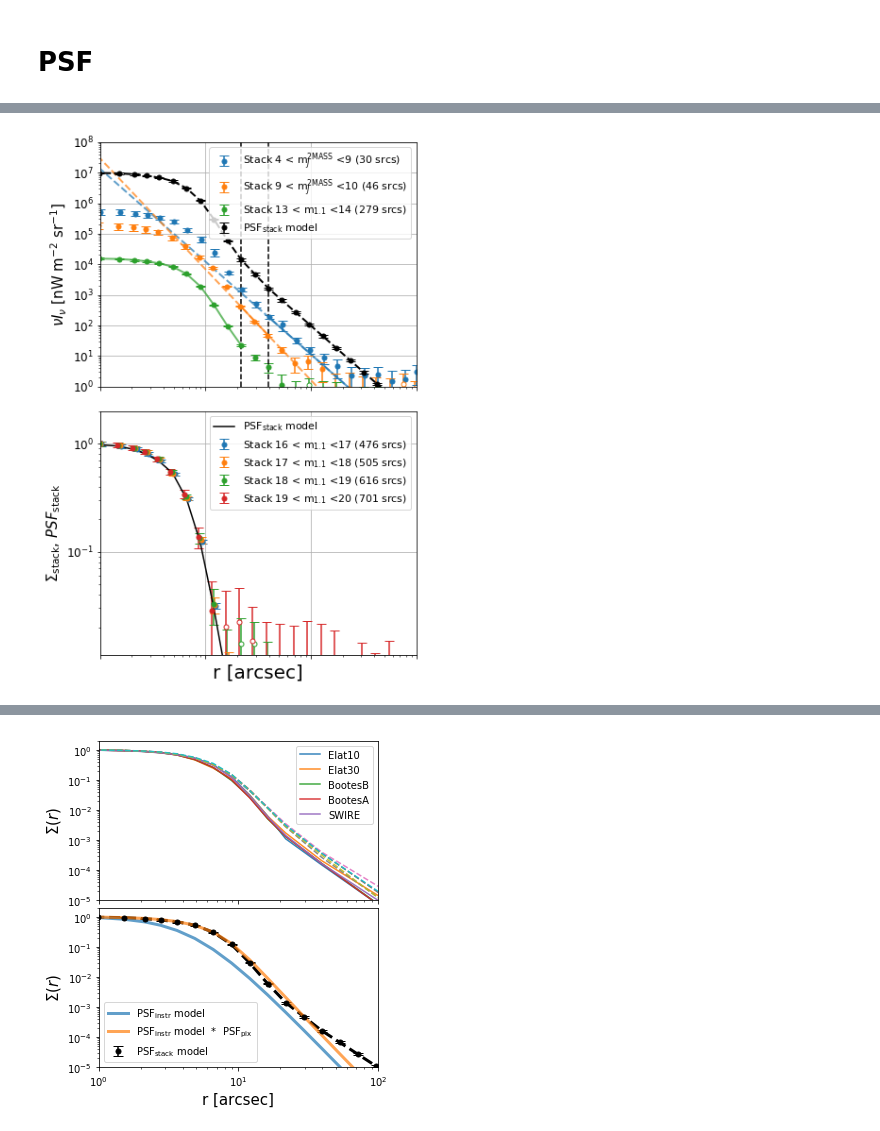
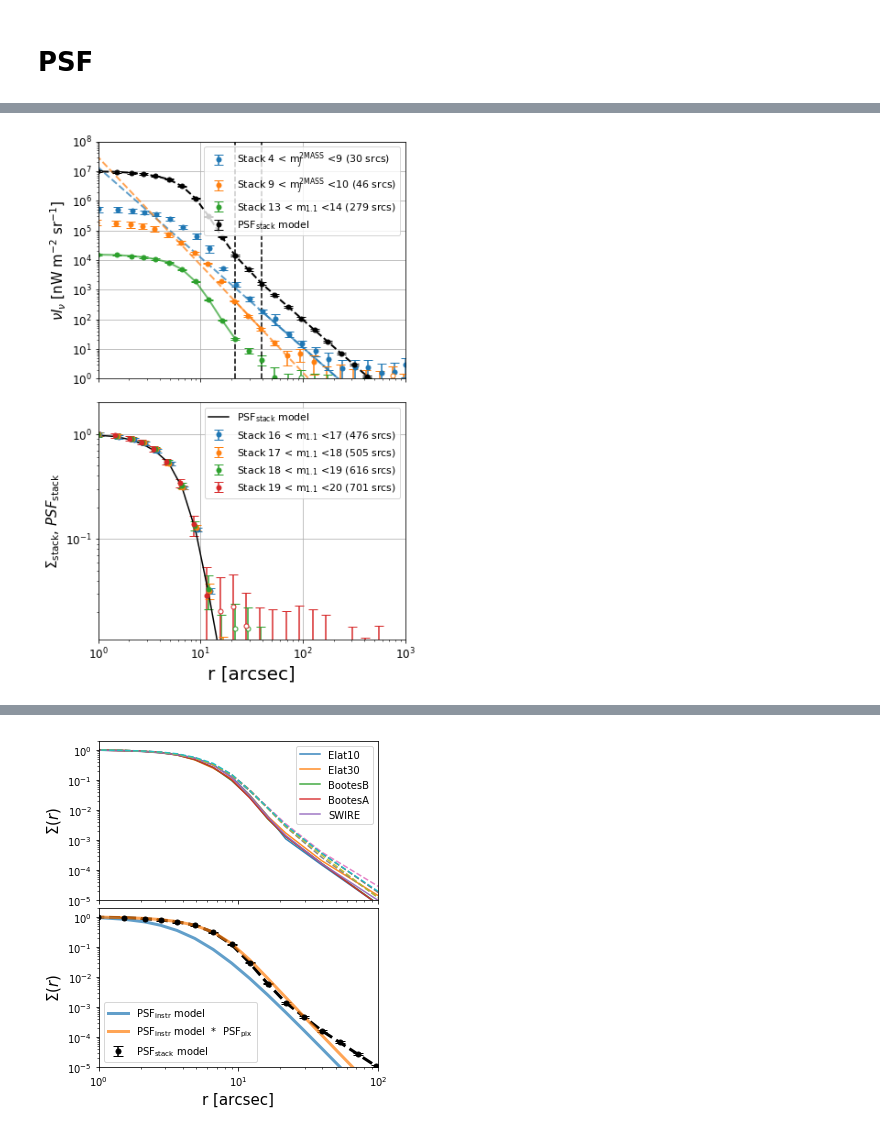
Before and after one commit to yuntingcheng/python_ciber, a Jupyter notebook: stack_modelfit/paperfigs.ipynb, the cells around one changed output, grey strips where cells are left out. Cells and saved outputs as stored; diff of their text form; code cells hidden in the pictures.

```diff
--- a/stack_modelfit/paperfigs.ipynb
+++ b/stack_modelfit/paperfigs.ipynb
@@ -296,43 +240,3 @@ m+M bin 1, fcen = 0.62
 m+M bin 2, fcen = 0.66
 m+M bin 3, fcen = 0.57
 m+M bin 4, fcen = 0.58
-# %%
-# print MICECAT Lcore / (Lcore+L1h) to infer the correction factor for Rodriguez-Gomez+16 on fIHL_z plot
-
-from micecat import *
-
-df = get_micecat_df(1, return_full=True)
-df['Fnu_I'] = 3631 * 10**(-df['I'] / 2.5)
-df['Fnu_H'] = 3631 * 10**(-df['H'] / 2.5)
-
-dfc = df.loc[df['flag_central']==0]
-dfsum = df[['unique_halo_id', 'Fnu_I','Fnu_H']].groupby(by="unique_halo_id").sum()
-dfsum = dfsum.rename(columns={"Fnu_I": "Fnu_I_sum", "Fnu_H": "Fnu_H_sum"}).reset_index()
-
-dfc=pd.concat([dfc.set_index('unique_halo_id'),dfsum.set_index('unique_halo_id')],
-              axis=1, join='inner').reset_index()
-
-
-zbinedges  = np.arange(0,0.75,0.05)
-
-lmsmin, lmsmax = 10,111
-for i,(zmin, zmax) in enumerate(zip(zbinedges[:-1],zbinedges[1:])):
-    dfi = dfc.loc[(dfc['z_cgal']>=zmin) & (dfc['z_cgal']<zmax) & \
-                 (dfc['lmhalo']>=lmsmin) & (dfc['lmhalo']<lmsmax)]
-    if len(dfi)==0:
-        continue
-    Lcore_Ltot_I = np.array(dfi['Fnu_I']/dfi['Fnu_I_sum'])
-    Lcore_Ltot_H = np.array(dfi['Fnu_H']/dfi['Fnu_H_sum'])
-    print('%.2f < z < %.2f, Lcore/(Lcore+L1h) = %.2f (I),%.2f (H)'\
-          %(zmin, zmax, np.mean(Lcore_Ltot_I), np.mean(Lcore_Ltot_H)))
-print('=====')
-lmsmin, lmsmax = 11,12
-for i,(zmin, zmax) in enumerate(zip(zbinedges[:-1],zbinedges[1:])):
-    dfi = dfc.loc[(dfc['z_cgal']>=zmin) & (dfc['z_cgal']<zmax) & \
-                 (dfc['lmhalo']>=lmsmin) & (dfc['lmhalo']<lmsmax)]
-    if len(dfi)==0:
-        continue
-    Lcore_Ltot_I = np.array(dfi['Fnu_I']/dfi['Fnu_I_sum'])
-    Lcore_Ltot_H = np.array(dfi['Fnu_H']/dfi['Fnu_H_sum'])
-    print('%.2f < z < %.2f, Lcore/(Lcore+L1h) = %.2f (I),%.2f (H)'\
-          %(zmin, zmax, np.mean(Lcore_Ltot_I), np.mean(Lcore_Ltot_H)))
@@ -716,35 +949,34 @@ for im,(m_min, m_max) in enumerate(zip(magbindict['m_min'],magbindict['m_max']))
     fname = mypaths['alldat'] + 'TM'+ str(inst) +\
      '/psfdata_synth_ps_%s_%d_%d_gaia_match_svm.pkl'%(fieldnamedict[ifield],m_min, m_max)
     with open(fname, "rb") as f:
         profdatg = pickle.load(f)
     plot_err_log(profdatg['rbins']*(1.045-im*0.03),#*(0.94+im*0.04),
                  profdatg['profcb']/profdatg['profcb'][0],
                  profdatg['profcb_err']/profdatg['profcb'][0],
                  ax=ax1, color='C'+str(im), plot_xerr=False,
                  label=r'Stack %d < m$_{\rm 1.1}$ <%d (%d srcs)'%(m_min, m_max,profdatg['Nsrc']))
 
 ax0.set_ylabel(r'$\nu I_\nu$ [nW m$^{-2}$ sr$^{-1}$]',fontsize=15)
 ax0.legend(fontsize=11,loc=1)
 ax0.set_ylim([1e0,1e8])
 ax0.tick_params(labelsize=12)
 ax0.grid()
 
 ax1.loglog(profdat['rbins'], psf, 'k-',label=r'PSF$_{\rm stack}$ model')
 ax1.grid()
 ax1.legend(fontsize=11)
 ax1.set_ylim([1.1e-2,2])
 ax1.set_xlim([5e-1,40])
 ax1.set_xlim([1e0,1e3])
 ax1.tick_params(labelsize=12)
 ax1.set_ylabel(r'$\Sigma_{\rm stack}$, $PSF_{\rm stack}$', fontsize=15)
 ax1.set_xlabel('r [arcsec]', fontsize=20)
 
 ax0.tick_params(axis='x',labelbottom=False)
-ax1.tick_params(axis='x',labelbottom=False)
 plt.subplots_adjust(hspace=0.1)
 fig.savefig('plots/paperfig/PSF.pdf', dpi = 150, bbox_inches='tight')
 # %% [output]
-[figure, old version]
+[figure, new version]
 # %%
 from psfsynth import *
 import matplotlib.gridspec as gridspec
```
Also changed, not shown: parts of 50 cells of this notebook.
